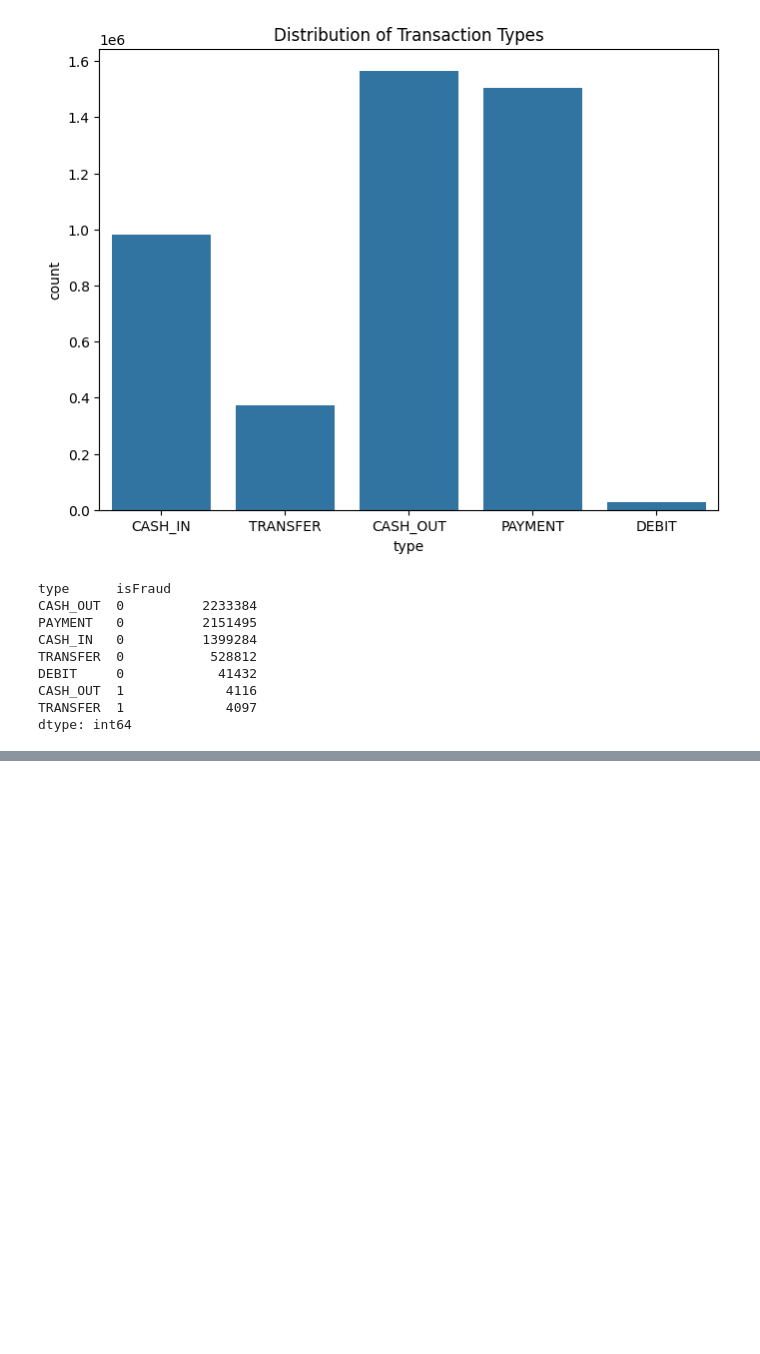
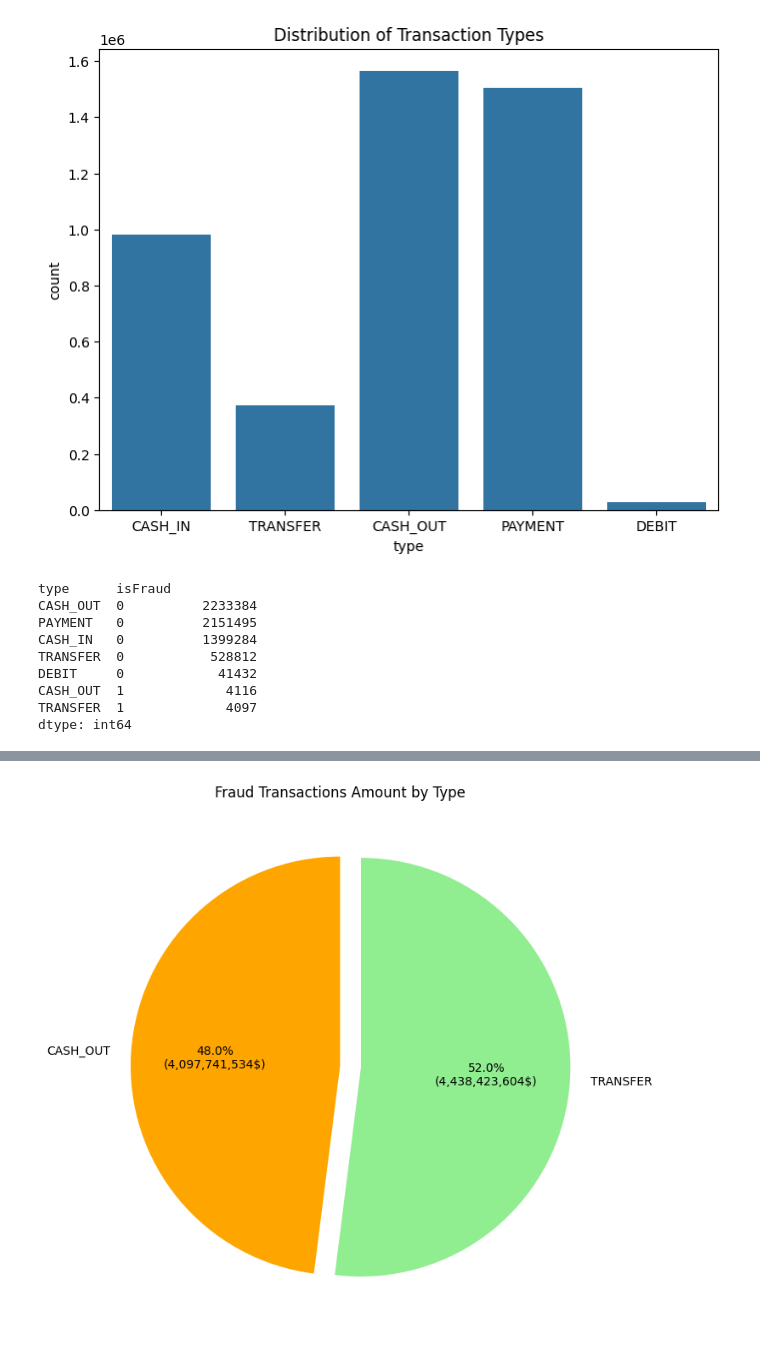
Before and after one commit to rtiwari6-stats/fraud-classifier, a Jupyter notebook: Online_Payments_Fraud_Detection.ipynb, the cells around one changed output, grey strips where cells are left out. Cells and saved outputs as stored; diff of their text form; code cells hidden in the pictures; blank space fills up the shorter version.

```diff
--- a/Online_Payments_Fraud_Detection.ipynb
+++ b/Online_Payments_Fraud_Detection.ipynb
@@ -127,0 +156,10 @@ dtype: int64
+# %%
+fraud_amounts_by_type = X[y == 1].groupby("type")["amount"].sum()
+plt.figure(figsize=(8, 8))
+plt.pie(fraud_amounts_by_type, labels=fraud_amounts_by_type.index,
+        autopct=lambda p: f'{p:.1f}%\n({p * sum(fraud_amounts_by_type) / 100:,.0f}$)', startangle=90,
+        colors=['orange', 'lightgreen'], explode=(0, 0.1))
+plt.title('Fraud Transactions Amount by Type')
+plt.show()
+# %% [output]
+[figure, added]
```
Also changed, not shown: parts of 8 cells of this notebook.
